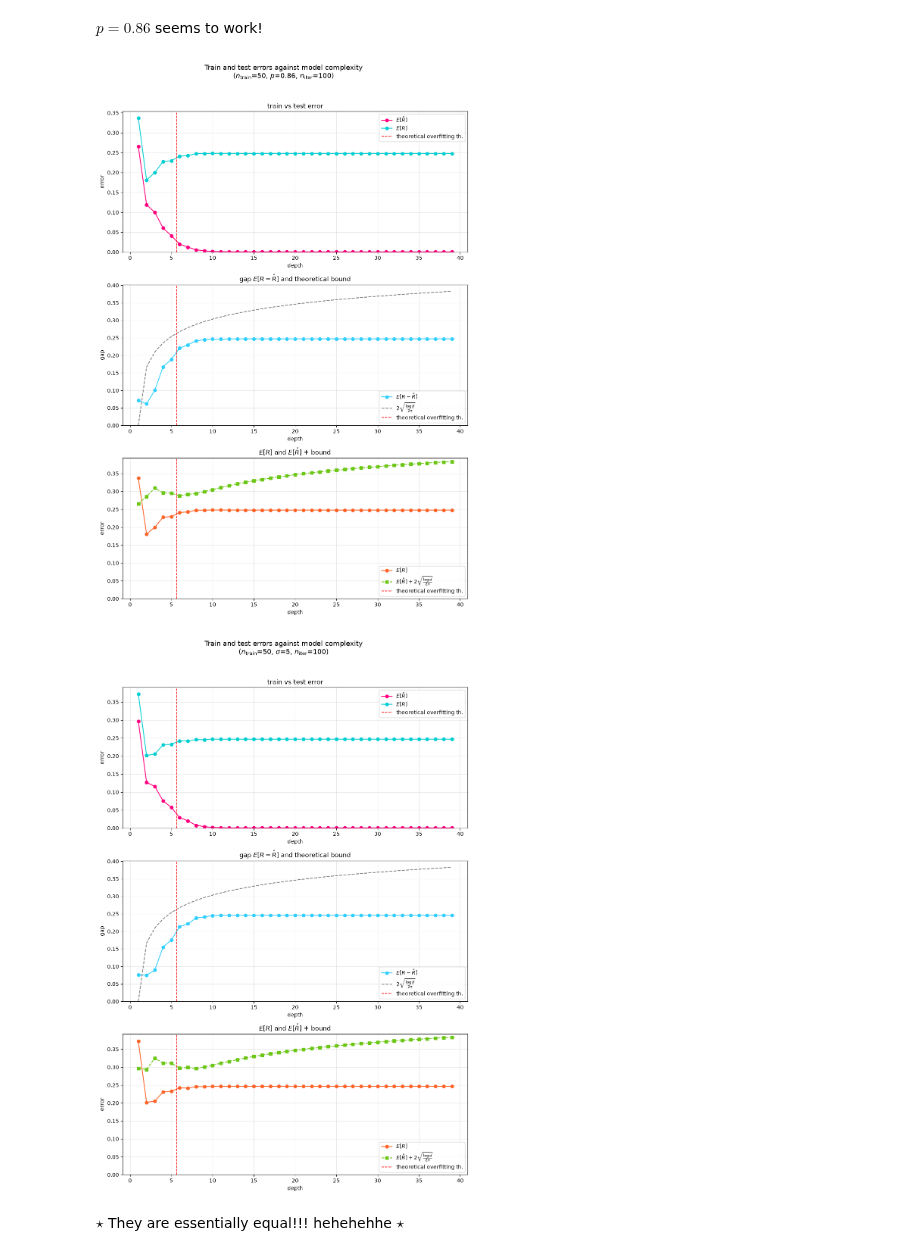
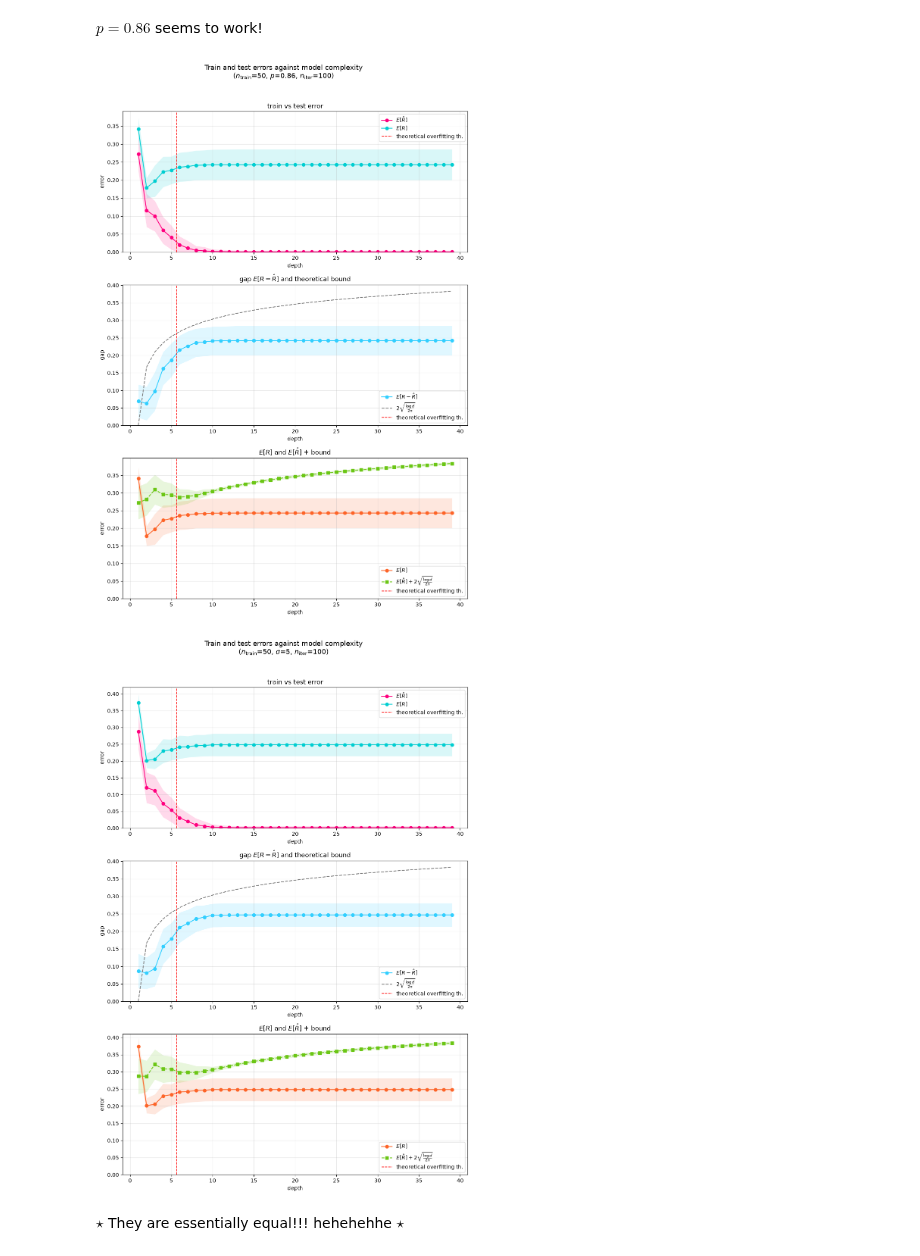
Before and after one commit to matildedol/tesi, a Jupyter notebook: code/noise_structure.ipynb, the cells around one changed output. Cells and saved outputs as stored; diff of their text form; code cells hidden in the pictures.

```diff
--- a/code/noise_structure.ipynb
+++ b/code/noise_structure.ipynb
@@ -97,29 +98,29 @@ x_test = sample_x(n_test, N)
 y_test = sample_y_bernoulli(x = x_test, f = centered_parabola, p = prob)
 
 # build models and do plots (put whatever sigma because i never use it)
-hat_Rs, Rs, gaps, predictions, x, y, x_grid = main_loop(x_test, y_test, n_train = n, num_iter = T, sigma = 1, model = mymodel, error_type= 'bernoulli', error_par=prob)
-plots(hat_Rs, Rs, gaps, n_train = n, sigma = 1, num_iter= T, model = mymodel, error_type='bernoulli', error_par= prob)
+hat_Rs, Rs, gaps, std_hat_Rs, std_Rs, std_gaps, predictions, x, y, x_grid = main_loop(x_test, y_test, n_train = n, num_iter = T, sigma = 1, model = mymodel, error_type= 'bernoulli', error_par=prob)
+plots(hat_Rs, Rs, gaps, std_hat_Rs=std_hat_Rs, std_Rs=std_Rs, std_gaps=std_gaps, n_train = n, sigma = 1, num_iter= T, model = mymodel, error_type='bernoulli', error_par= prob)
 # %% [output]
-[figure, old version]
+[figure, new version]
 # %%
 # MODEL
 mymodel = DecisionTreeClassifier
 
 # PARAMETERS
 N = 10_000
 n_test = 200_000
 n = 50
 noise_std = 5
 T = 100
 
 # build test set
 x_test = sample_x(n_test, N)
 y_test = sample_y(x = x_test, f = centered_parabola, sigma = noise_std)
 
 # build models and do plots
-hat_Rs, Rs, gaps, predictions, x, y, x_grid = main_loop(x_test, y_test, n_train = n, sigma = noise_std, num_iter = T, model = mymodel)
-plots(hat_Rs, Rs, gaps, n_train = n, sigma = noise_std, num_iter= T, model = mymodel)
+hat_Rs, Rs, gaps, std_hat_Rs, std_Rs, std_gaps, predictions, x, y, x_grid = main_loop(x_test, y_test, n_train = n, sigma = noise_std, num_iter = T, model = mymodel)
+plots(hat_Rs, Rs, gaps, std_hat_Rs=std_hat_Rs, std_Rs=std_Rs, std_gaps=std_gaps, n_train = n, sigma = noise_std, num_iter= T, model = mymodel)
 # %% [output]
-[figure, old version]
+[figure, new version]
 # %% [markdown]
 $\star$ They are essentially equal!!! hehehehhe $\star$
```
Also changed, not shown: parts of 5 cells of this notebook, 5 other files.
